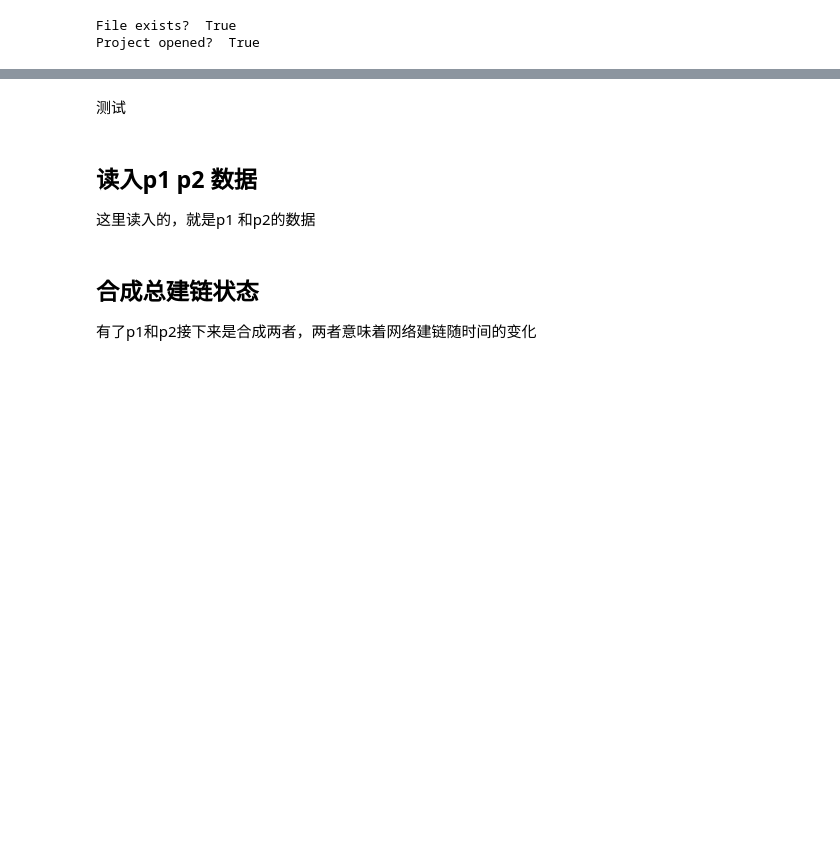
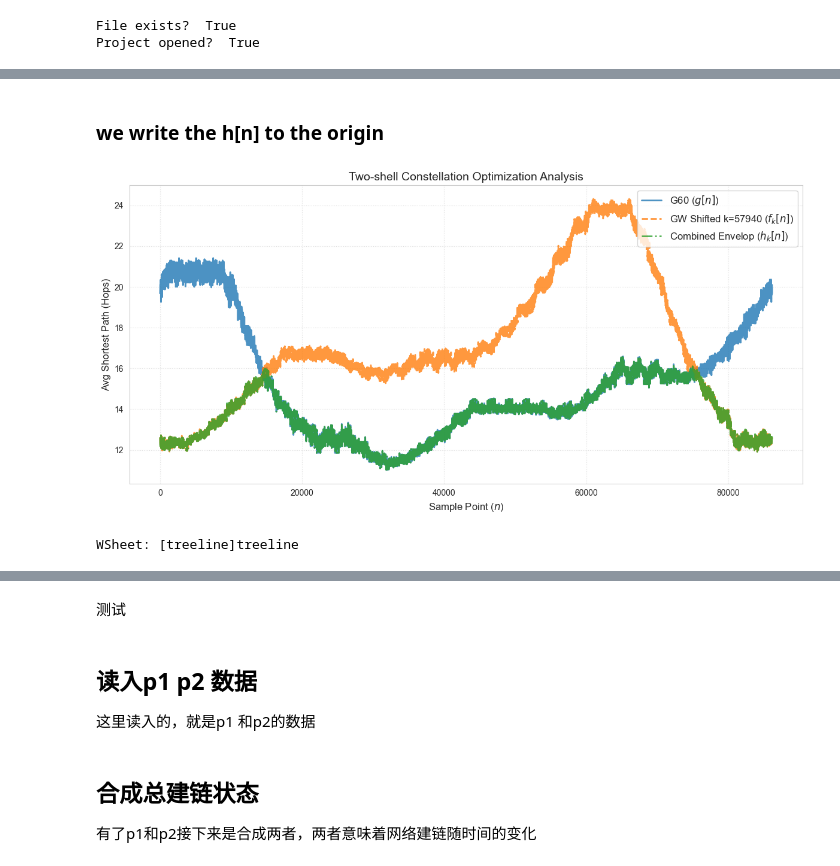
Before and after one commit to yfh667/generic, a Jupyter notebook: draw/pymatlab2/origin_method/paper2.ipynb, the cells around one changed output, grey strips where cells are left out. Drawn from its saved outputs; the diff is of its cells as text; code cells hidden in the pictures; blank space fills up the shorter version.

```diff
--- a/draw/pymatlab2/origin_method/paper2.ipynb
+++ b/draw/pymatlab2/origin_method/paper2.ipynb
@@ -278,0 +569,42 @@ Origin 导入完成。
+# %% [markdown]
+### we write the h[n] to the origin
+# %%
+# 假设 k = 100
+# we need know that all the data should process in the origin
+
+k_test = 57940
+
+# 1. 获取偏移后的 GW 序列
+GW_FUNCTIION_k = get_shifted_sequence(GW_FUNCTIION, k_test)
+
+# 2. 如果你想的话，顺便把包络线 h_k[n] 也算出来
+# np.minimum 会逐点比较取最小值
+h_k_sequence = np.minimum(np.asarray(G60_FUNCTIION), np.asarray(GW_FUNCTIION_k))
+
+# 3. 构造字典并传入绘图函数
+data_to_plot = {
+    "G60 ($g[n]$)": G60_FUNCTIION,
+
+    f"GW Shifted k={k_test} ($f_k[n]$)": GW_FUNCTIION_k,
+    "Combined Envelop ($h_k[n]$)": h_k_sequence  # 这个包络线就是你公式里的 Score 来源
+}
+
+plot_multiple_sequences(data_to_plot, title="Two-shell Constellation Optimization Analysis")
+
+N = len(GW_FUNCTIION_k)
+GW_FUNCTIION_k_to_export = pd.DataFrame({
+    "time": np.arange(N),       # 第一列：偏移量 k (0 到 N-1)
+    "GW_FUNCTIION_k": GW_FUNCTIION_k,       # 第二列：对应的平均跳数 h_k[n]
+        "G60_FUNCTIION": G60_FUNCTIION,       # 第二列：对应的平均跳数 h_k[n]
+
+        "hn": h_k_sequence       # 第二列：对应的平均跳数 h_k[n]
+})
+
+
+
+csv2origin.to_origin(GW_FUNCTIION_k_to_export, book="treeline", sheet="treeline", clear=True)
+
+## and we read the GW_FUNCTIION_k to the origin
+# %% [output]
+[figure, added]
+WSheet: [treeline]treeline
```
Also changed, not shown: parts of 63 cells of this notebook, 21 other files.
